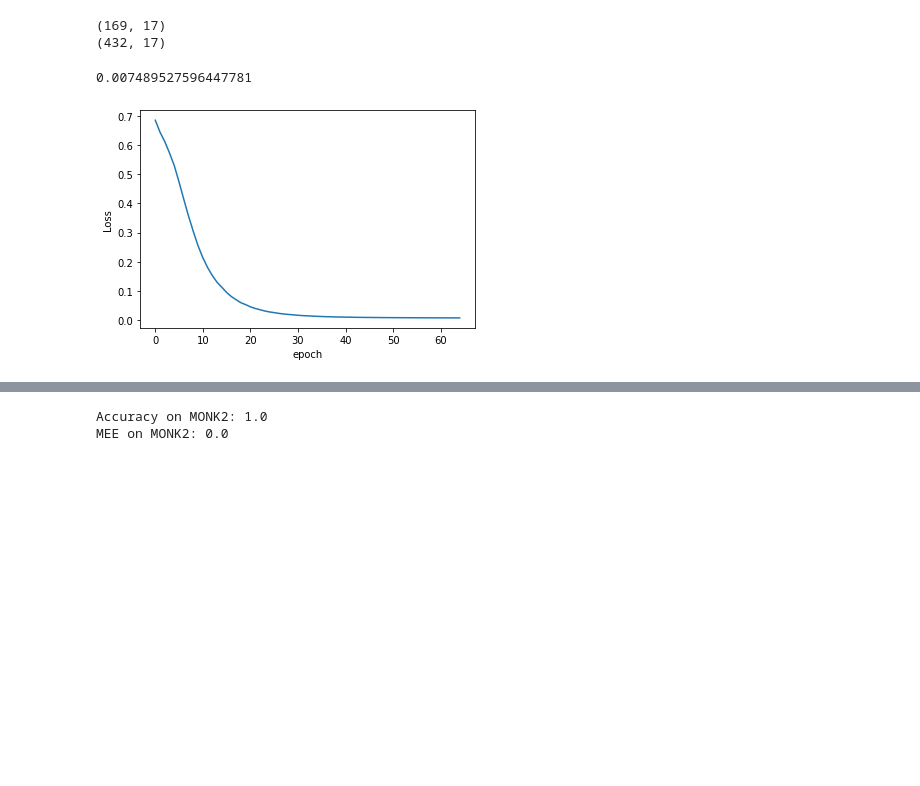
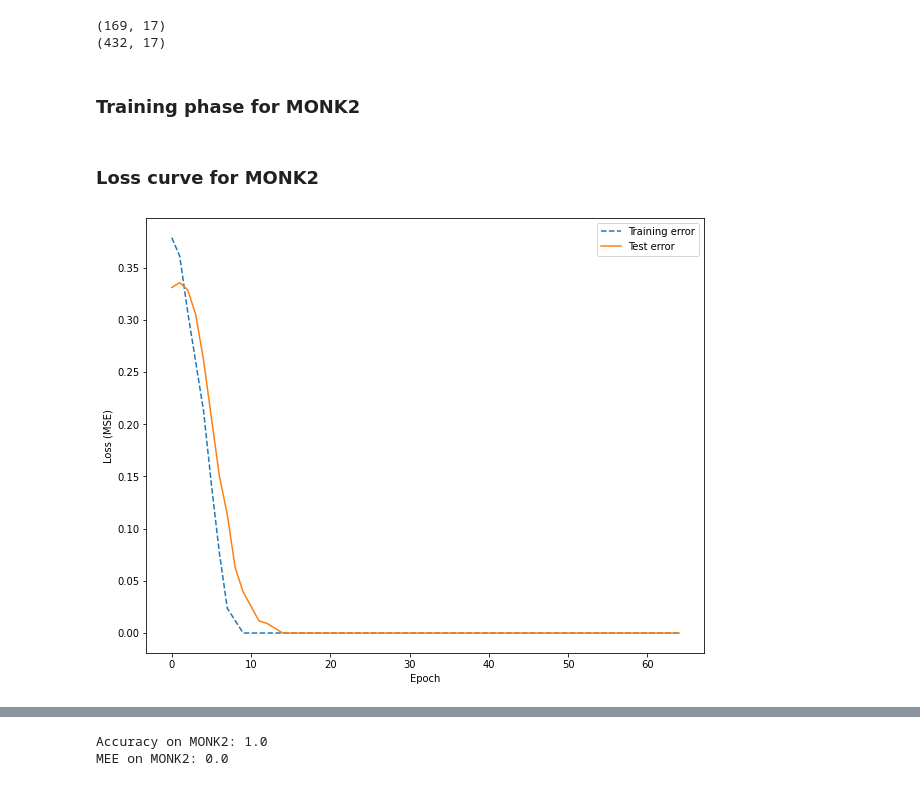
Before and after one commit to luca-santarella/ML-project, a Jupyter notebook: neural_network.ipynb, the cells around one changed output, grey strips where cells are left out. Saved outputs shown, nothing was run; the diff lists cells and outputs as text; code cells hidden in the pictures; blank space fills up the shorter version.

```diff
--- a/neural_network.ipynb
+++ b/neural_network.ipynb
@@ -121,13 +193,16 @@ print(X_test_M2.shape)
 # %% [output]
 (169, 17)
 (432, 17)
+# %% [markdown]
+### Training phase for MONK2
 # %%
 classifier_M2 = MLPClassifier(random_state=69, batch_size=1).fit(X_train_M2, y_train_M2)
+eval_model = MLPClassifier(random_state=69, batch_size=1)
-# %%
-plt.plot(classifier_M2.loss_curve_)
-plt.ylabel('Loss')
-plt.xlabel('epoch');
-print(classifier_M2.best_loss_)
-# %% [output]
-0.007489527596447781
-[figure, removed]
+# %%
+train_scores_M2, test_scores_M2, train_loss_M2, test_loss_M2 = fit_and_score_monk(classifier_M2.n_iter_, eval_model, X_train_M2, y_train_M2, X_test_M2, y_test_M2)
+# %% [markdown]
+### Loss curve for MONK2
+# %%
+plot_learning_curves(train_loss_M2, test_loss_M2, classifier_M2.n_iter_, "Loss (MSE)")
+# %% [output]
+[figure, added]
```
Also changed, not shown: parts of 113 cells of this notebook, 41 other files.
